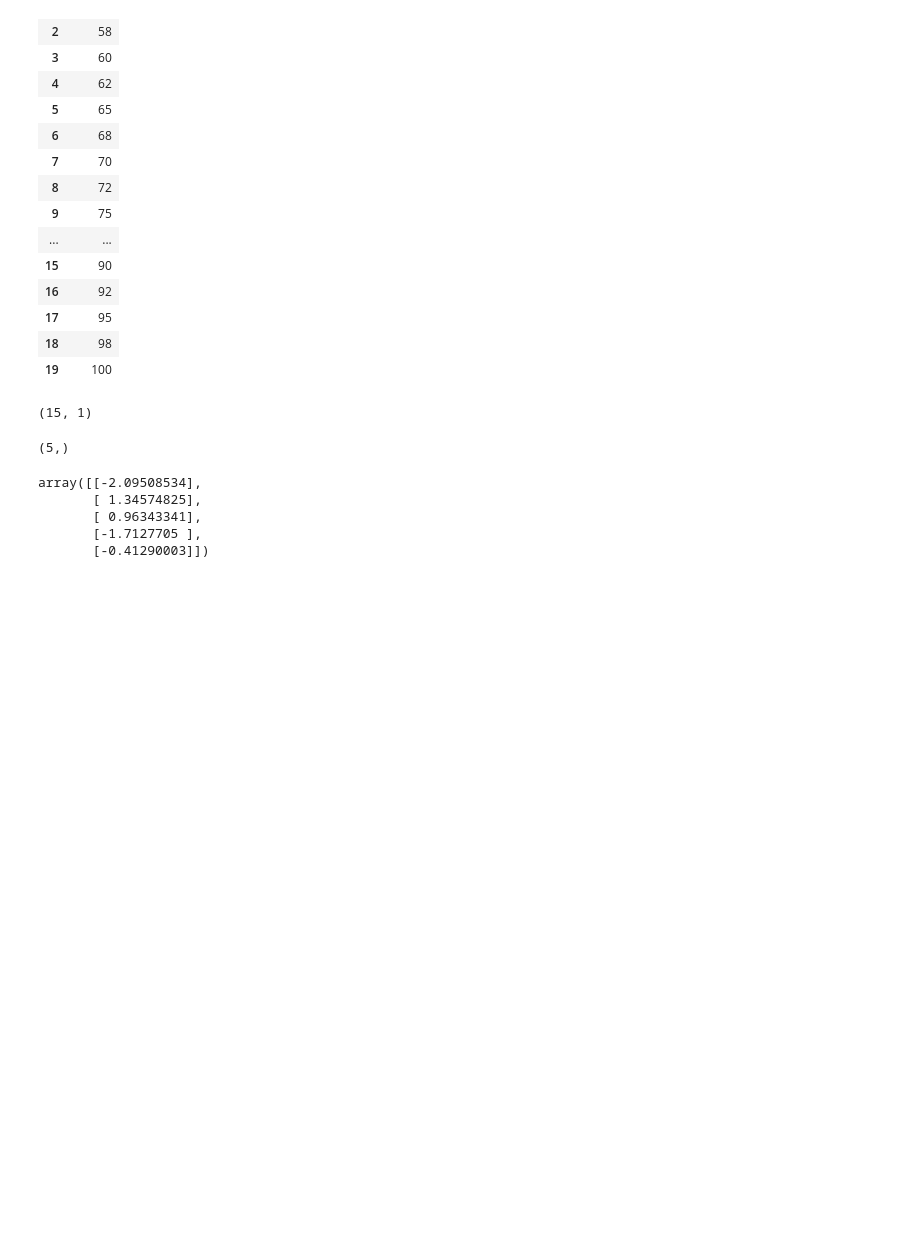
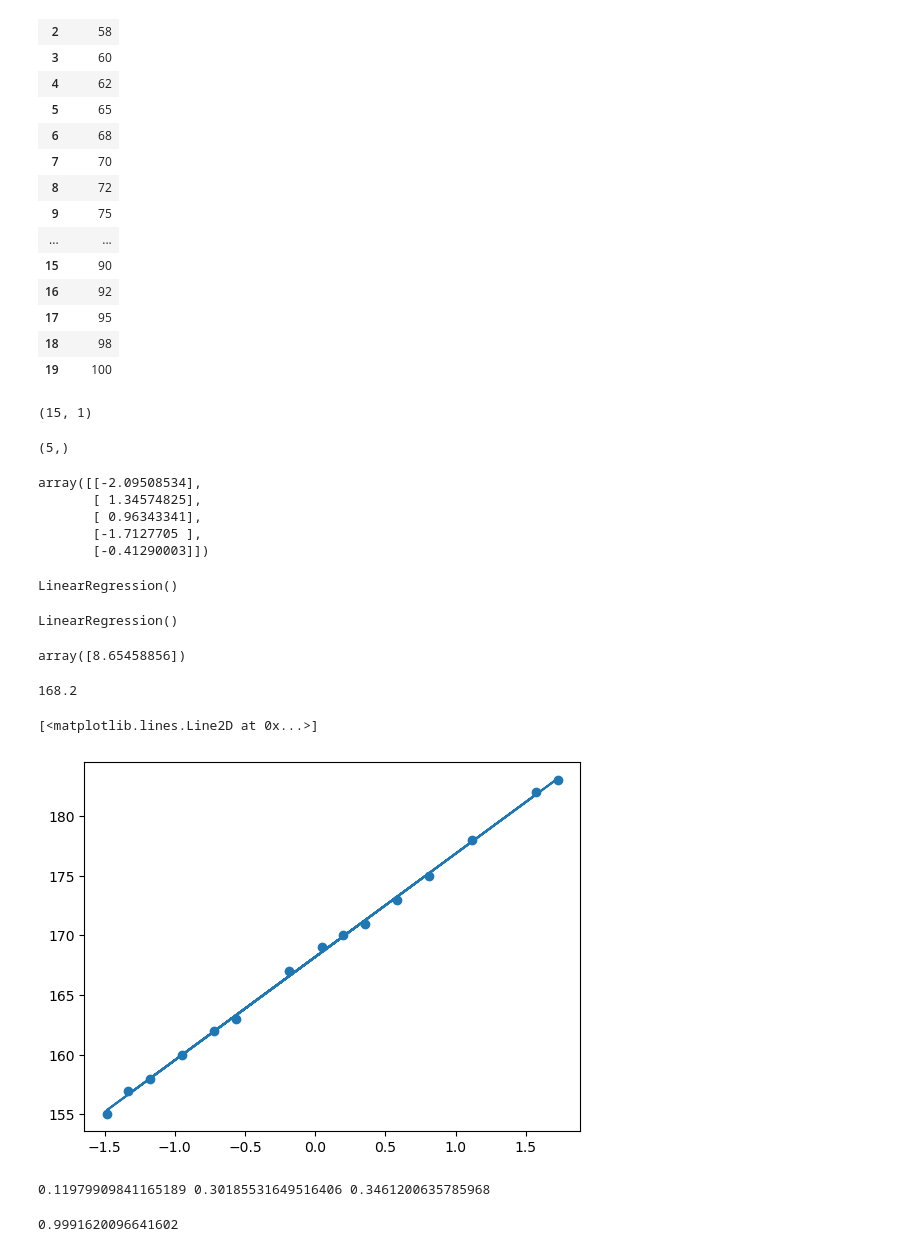
Before and after one commit to NitishHegde/AIML-Learning, a Jupyter notebook: MachineLearning/LR.ipynb, the cells around one changed output. Saved outputs shown, nothing was run; the diff lists cells and outputs as text; code cells hidden in the pictures; blank space fills up the shorter version.

```diff
--- a/MachineLearning/LR.ipynb
+++ b/MachineLearning/LR.ipynb
@@ -119,0 +118,23 @@ print
+# %%
+lr.fit(xtrain,ytrain)
+# %% [output]
+LinearRegression()
+# %%
+lr
+# %% [output]
+LinearRegression()
+# %%
+lr.coef_
+# %% [output]
+array([8.65458856])
+# %%
+lr.intercept_
+# %% [output]
+168.2
+# %%
+# plot training data
+plt.scatter(xtrain,ytrain)
+plt.plot(xtrain,lr.predict(xtrain))
+# %% [output]
+[<matplotlib.lines.Line2D at 0x...>]
+[figure, added]
@@ -119,0 +151,10 @@ print
+# %%
+print(mse, mae, rmse)
+# %% [output]
+0.11979909841165189 0.30185531649516406 0.3461200635785968
+# %%
+from sklearn.metrics import r2_score
+score = r2_score(ytest,y_pred)
+score
+# %% [output]
+0.9991620096641602
```
Also changed, not shown: parts of 7 cells of this notebook, 2 other files.
